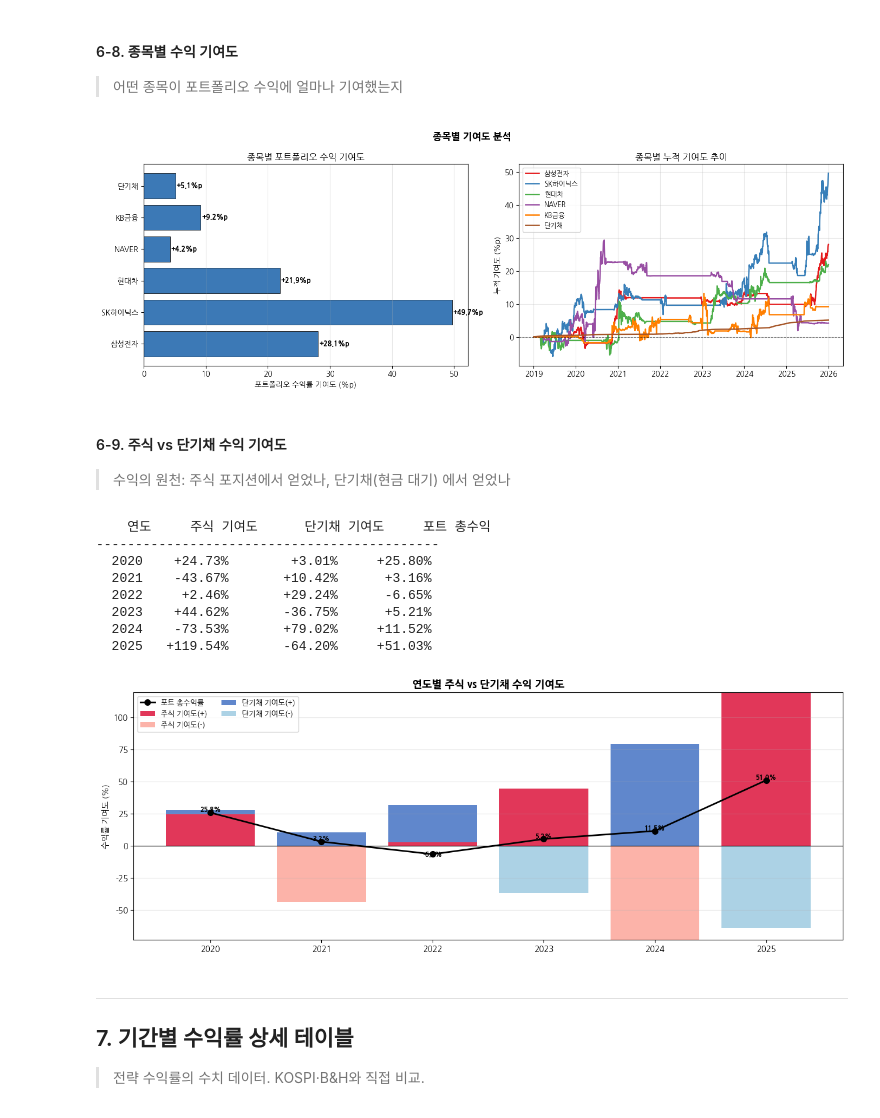
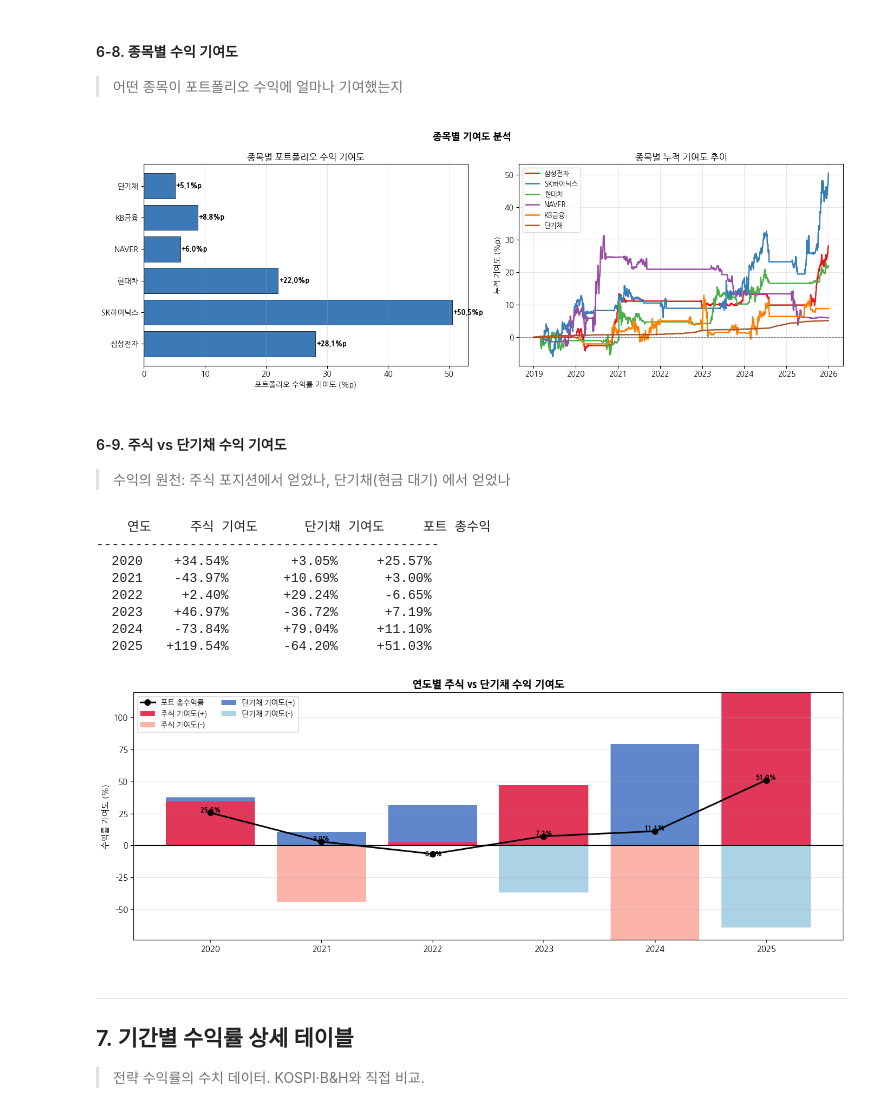
Before and after one commit to techshin31/test_stock, a Jupyter notebook: analysis/analysis_good593/study_vectorbt/backtest_neutral_portfolio.ipynb, the cells around one changed output. Drawn from its saved outputs; the diff is of its cells as text; code cells hidden in the pictures.

```diff
--- a/analysis/analysis_good593/study_vectorbt/backtest_neutral_portfolio.ipynb
+++ b/analysis/analysis_good593/study_vectorbt/backtest_neutral_portfolio.ipynb
@@ -222,6 +223,10 @@ pf_bh = run_bh_portfolio(
 
 names_all = wf_info['names_all']   # 주식 + 단기채 ETF 전체 이름
 
+# vbt.Portfolio → pandas 추출 (metrics/plots 공통 사용)
+d    = extract(pf_wf)
+d_bh = extract(pf_bh)
+
 print(f'완료 — {wf_info["n_windows"]}개 WF 구간')
 print()
 
@@ -382,25 +387,25 @@ plot_weight_heatmap(pf_wf, names_all)
 
 > 어떤 종목이 포트폴리오 수익에 얼마나 기여했는지
 # %%
-plot_contribution(pf_wf, wf_info['close_df_all'], names_all)
+plot_contribution(d['equity'], d['asset_values'], wf_info['close_df_all'], names_all)
 # %% [output]
-[figure, old version]
+[figure, new version]
 # %% [markdown]
 #### 6-9. 주식 vs 단기채 수익 기여도
 
 > 수익의 원천: 주식 포지션에서 얻었나, 단기채(현금 대기) 에서 얻었나
 # %%
-plot_yearly_stock_etf(pf_wf, names_all, etf_name=CASH_ETF_NAME)
+plot_yearly_stock_etf(d['equity'], d['asset_values'], names_all, etf_name=CASH_ETF_NAME)
 # %% [output]
     연도     주식 기여도      단기채 기여도     포트 총수익
 --------------------------------------------
-  2020    +24.73%        +3.01%     +25.80%
-  2021    -43.67%       +10.42%      +3.16%
-  2022     +2.46%       +29.24%      -6.65%
-  2023    +44.62%       -36.75%      +5.21%
-  2024    -73.53%       +79.02%     +11.52%
+  2020    +34.54%        +3.05%     +25.57%
+  2021    -43.97%       +10.69%      +3.00%
+  2022     +2.40%       +29.24%      -6.65%
+  2023    +46.97%       -36.72%      +7.19%
+  2024    -73.84%       +79.04%     +11.10%
   2025   +119.54%       -64.20%     +51.03%
-[figure, old version]
+[figure, new version]
 # %% [markdown]
 ---
 ## 7. 기간별 수익률 상세 테이블
```
Also changed, not shown: parts of 16 cells of this notebook, 10 other files.
